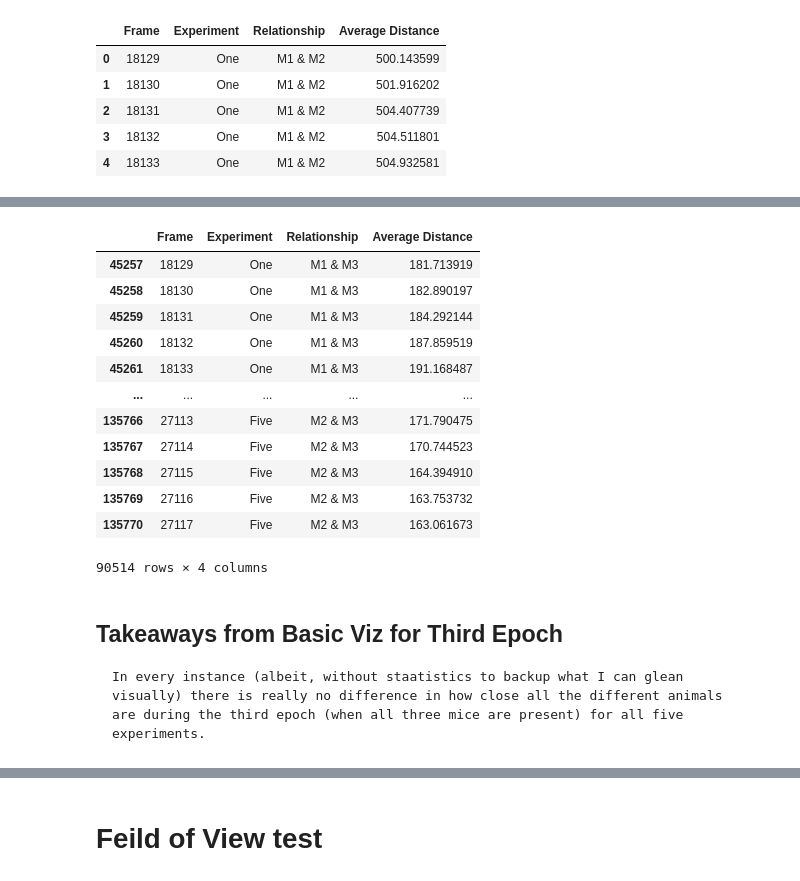
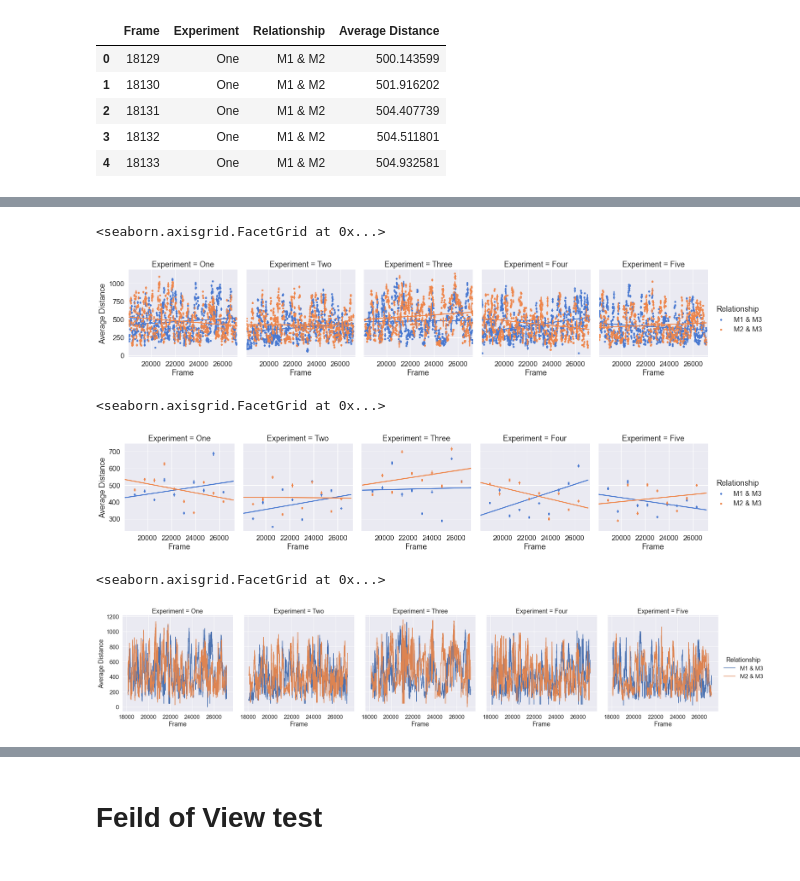
Before and after one commit to Frost-Lab-Utah/DLC, a Jupyter notebook: DLC_WT_social_trial.ipynb, the cells around one changed output, grey strips where cells are left out. Drawn from its saved outputs; the diff is of its cells as text; code cells hidden in the pictures.

```diff
--- a/DLC_WT_social_trial.ipynb
+++ b/DLC_WT_social_trial.ipynb
@@ -736,23 +738,30 @@ sns.lmplot(x='Frame', y="Average Distance",data=epoch3_melt_df.loc[45257:], hue=
 # %%
-epoch3_melt_df.loc[45257:]
+#appx. 5 sec bins
+sns.lmplot(x="Frame", y="Average Distance", col="Experiment", hue="Relationship", data=epoch3_melt_df.loc[45257:],
+           col_wrap=5, palette="muted", markers='.', height=4, x_bins=600, ci=68,
+           #scatter_kws={"s": 50, "alpha": 1}
+          )
+#plt.savefig(f'dlc_example_boxenplot.png', dpi=900, bbox_inches='tight')
 # %% [output]
-|  | Frame | Experiment | Relationship | Average Distance |
-| 45257 | 18129 | One | M1 & M3 | 181.713919 |
-| 45258 | 18130 | One | M1 & M3 | 182.890197 |
-| 45259 | 18131 | One | M1 & M3 | 184.292144 |
-| 45260 | 18132 | One | M1 & M3 | 187.859519 |
-| 45261 | 18133 | One | M1 & M3 | 191.168487 |
-| ... | ... | ... | ... | ... |
-| 135766 | 27113 | Five | M2 & M3 | 171.790475 |
-| 135767 | 27114 | Five | M2 & M3 | 170.744523 |
-| 135768 | 27115 | Five | M2 & M3 | 164.394910 |
-| 135769 | 27116 | Five | M2 & M3 | 163.753732 |
-| 135770 | 27117 | Five | M2 & M3 | 163.061673 |
-90514 rows × 4 columns
+<seaborn.axisgrid.FacetGrid at 0x...>
+[figure, added]
+# %%
+#appx. 30 sec bins
+sns.lmplot(x="Frame", y="Average Distance", col="Experiment", hue="Relationship", data=epoch3_melt_df.loc[45257:],
+           col_wrap=5, palette="muted", markers='.', height=4, x_bins=10, ci=68,
+           #scatter_kws={"s": 50, "alpha": 1}
+          )
+#plt.savefig(f'dlc_example_boxenplot.png', dpi=900, bbox_inches='tight')
+# %% [output]
+<seaborn.axisgrid.FacetGrid at 0x...>
+[figure, added]
 # %%
-#plt.figure(figsize=(10,10))
-#ax = sns.set(font_scale=1.5)
-#sns.lineplot(x="Frame", y="Average Distance",
-#             hue="Relationship", #style="event",
-#            data=epoch3_melt_distance_df)
-#plt.savefig(f'dlc_example_lineplot.png', dpi=900, bbox_inches='tight')
+sns.relplot(
+    data=epoch3_melt_df.loc[45257:],
+    x="Frame", y="Average Distance", col="Experiment", hue="Relationship",ci=68,
+    kind="line"
+)
+#plt.savefig(f'dlc_example_boxenplot.png', dpi=900, bbox_inches='tight')
+# %% [output]
+<seaborn.axisgrid.FacetGrid at 0x...>
+[figure, added]
@@ -785,3 +767,0 @@ sns.lineplot(x=epoch3_melt_distance_df['Frame'].loc[45257:], y=epoch3_melt_dista
-# %% [markdown]
-## Takeaways from Basic Viz for Third Epoch
-    In every instance (albeit, without staatistics to backup what I can glean visually) there is really no difference in how close all the different animals are during the third epoch (when all three mice are present) for all five experiments.
```
Also changed, not shown: parts of 12 cells of this notebook.
